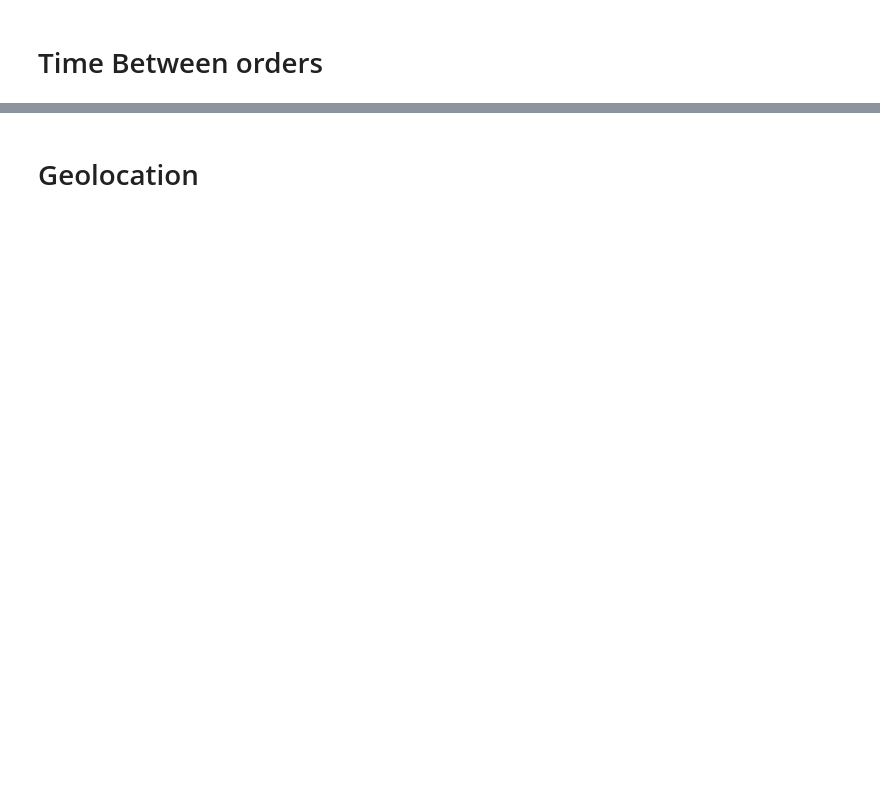
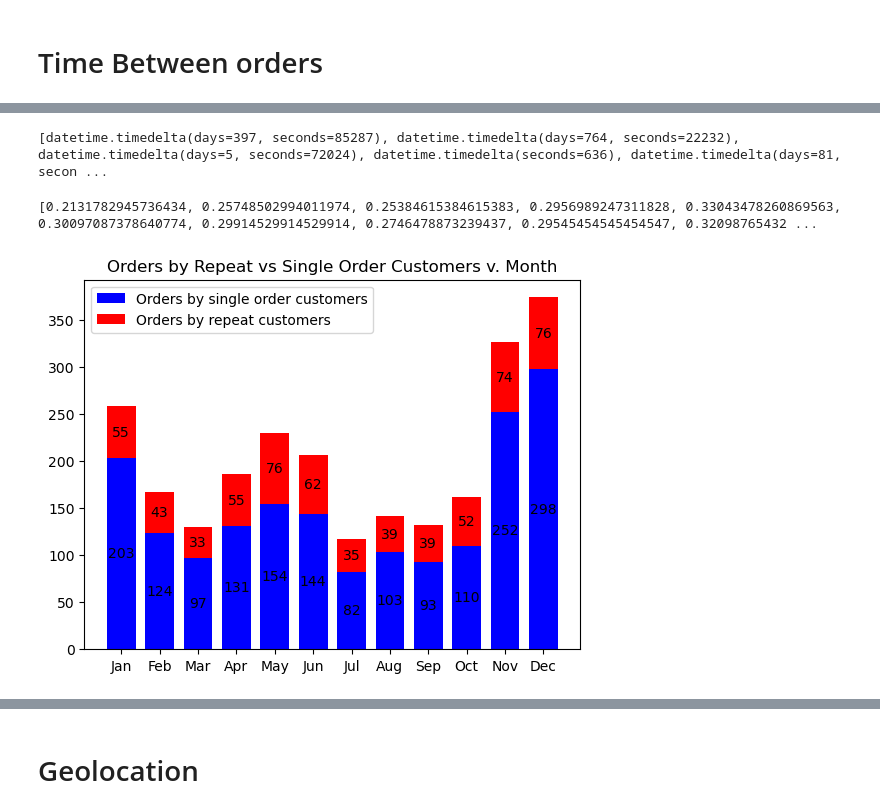
Before and after one commit to olincollege/repeat-order-analysis, a Jupyter notebook: visualization.ipynb, the cells around one changed output, grey strips where cells are left out. Drawn from its saved outputs; the diff is of its cells as text; code cells hidden in the pictures; blank space fills up the shorter version.

```diff
--- a/visualization.ipynb
+++ b/visualization.ipynb
@@ -159,0 +145,67 @@ ValueError: too many values to unpack (expected 2)
+# %%
+orders_by_customer = {}
+for customer_id, order_time in zip(buyer_user_id, order_time):
+    if customer_id not in orders_by_customer:
+        orders_by_customer[customer_id] = []
+    orders_by_customer[customer_id].append(order_time)
+
+# Initialize a list to hold all time differences
+all_time_diffs = []
+
+# Calculate time differences for all customers
+for times in orders_by_customer.values():
+    times.sort()  # Ensure times are in chronological order
+    if len(times) > 1:
+        # Calculate the deltas and extend the all_time_diffs list
+        all_time_diffs.extend([times[i] - times[i-1] for i in range(1, len(times))])
+print(all_time_diffs)
+# %% [output]
+[datetime.timedelta(days=397, seconds=85287), datetime.timedelta(days=764, seconds=22232), datetime.timedelta(days=5, seconds=72024), datetime.timedelta(seconds=636), datetime.timedelta(days=81, secon ...
+# %%
+mult_cust_times = {}
+single_cust_times = {}
+
+for id, dates in orders_by_customer.items():
+    if len(dates) > 1:
+        mult_cust_times[id] = dates
+    else:
+        single_cust_times[id] = dates
+
+single_by_month = [0, 0, 0, 0, 0, 0, 0, 0, 0, 0, 0, 0]
+multiple_by_month = [0, 0, 0, 0, 0, 0, 0, 0, 0, 0, 0, 0]
+
+months_abbreviations = [
+    "Jan", "Feb", "Mar",
+    "Apr", "May", "Jun",
+    "Jul", "Aug", "Sep",
+    "Oct", "Nov", "Dec"
+]
+
+
+for id, dates in mult_cust_times.items():
+    for datetime in dates:
+        month = datetime.month
+        multiple_by_month[month - 1] += 1
+
+for id, dates in single_cust_times.items():
+    single_by_month[dates[0].month - 1] += 1
+
+fig, ax = plt.subplots()
+bottom = 12
+
+width = .75
+
+for index in range(12):
+    p = ax.bar(months_abbreviations[index], single_by_month[index], width, bottom=0, color='blue')
+    q = ax.bar(months_abbreviations[index], multiple_by_month[index], width, bottom=single_by_month[index], color='red')
+
+    ax.bar_label(p, label_type='center')
+    ax.bar_label(q, label_type='center')
+
+ax.set_title('Orders by Repeat vs Single Order Customers v. Month')
+ax.legend(['Orders by single order customers', 'Orders by repeat customers'])
+
+plt.show()
+# %% [output]
+[0.2131782945736434, 0.25748502994011974, 0.25384615384615383, 0.2956989247311828, 0.33043478260869563, 0.30097087378640774, 0.29914529914529914, 0.2746478873239437, 0.29545454545454547, 0.32098765432 ...
+[figure, added]
```
Also changed, not shown: parts of 8 cells of this notebook, 2 other files.
